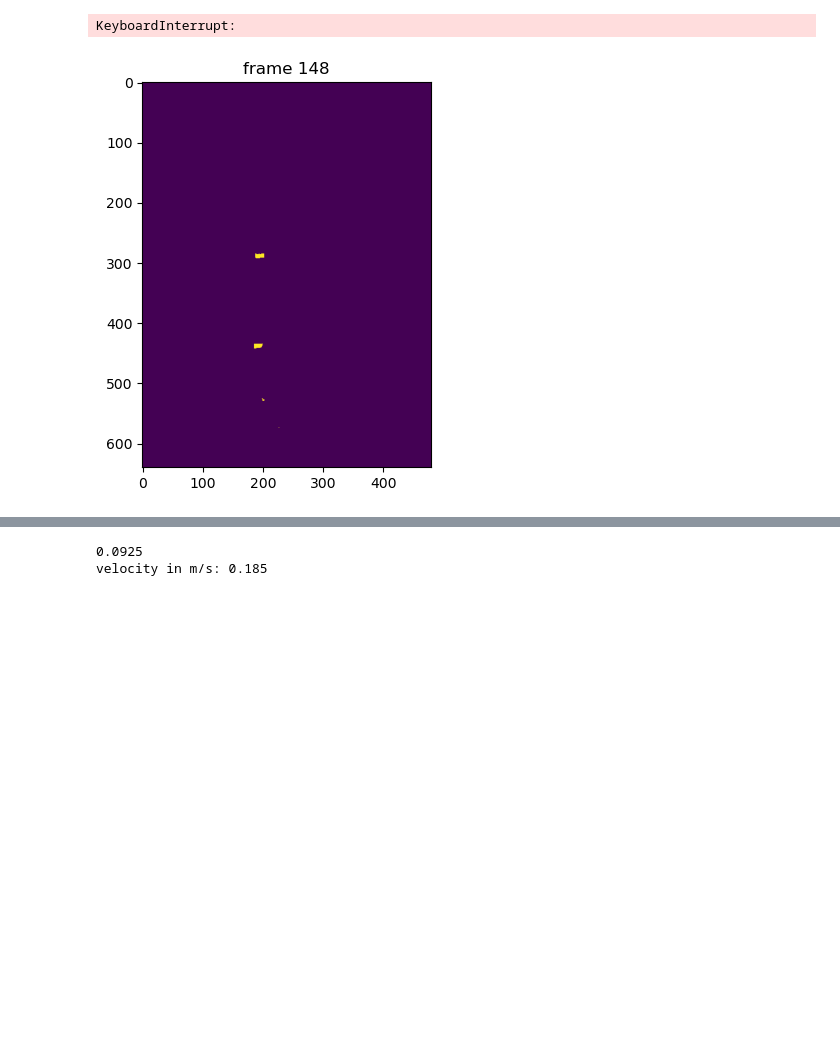
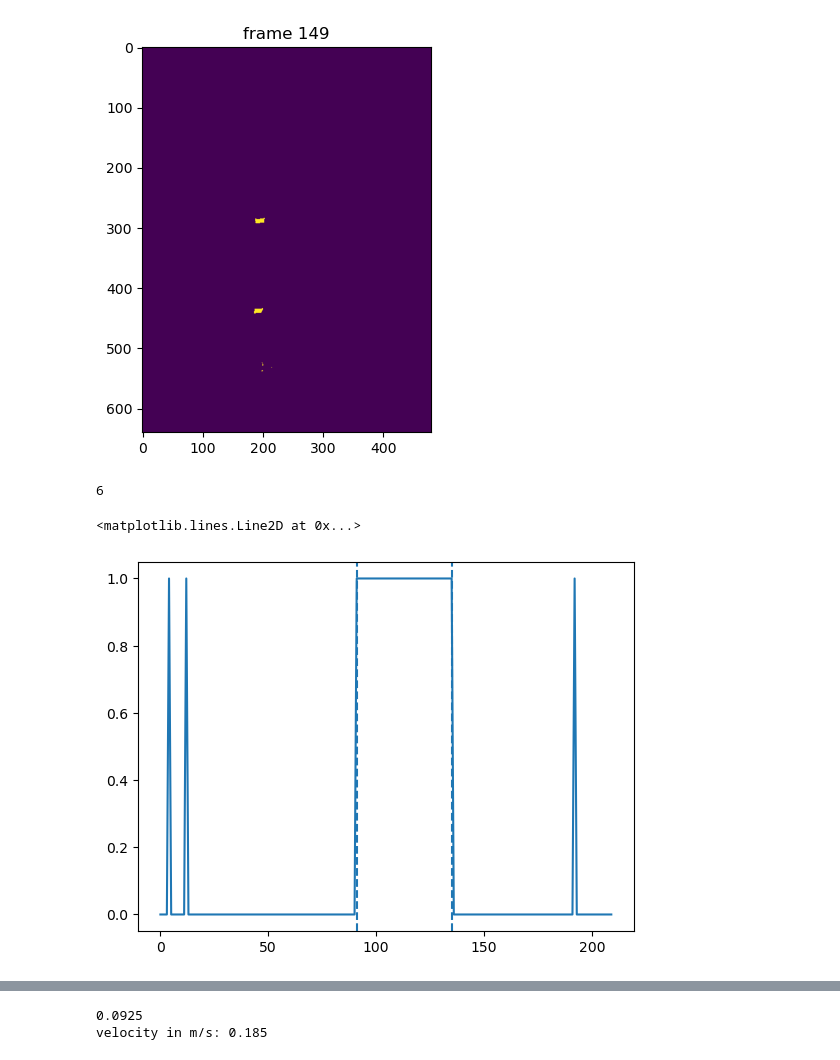
Before and after one commit to theoradicella/glycerol-lab, a Jupyter notebook: notebooks/glycerin.ipynb, the cells around one changed output, grey strips where cells are left out. Drawn from its saved outputs; the diff is of its cells as text; code cells hidden in the pictures; blank space fills up the shorter version.

Commit message:
extract fall time from video

```diff
--- a/notebooks/glycerin.ipynb
+++ b/notebooks/glycerin.ipynb
@@ -7,2 +8,3 @@ import numpy as np
 # %%
-path = "../videos/100ml/trial1/4mm.mp4v"
+path = "../videos/100ml/trial1/5mm.mp4v"
+cap = cv2.VideoCapture(path)
@@ -21,12 +35,14 @@ while True:
 new_frames = [np.dot(frame[..., :3], [0.114, 0.587, 0.299]) for frame in frames]
 new_frames = [frame < 30 for frame in new_frames]
 # %%
+# display the frames from list
+
 # set up figure, plot first frame
 fig, ax = plt.subplots(1, 1, figsize=(6,5))
 
 im = ax.imshow(new_frames[0])
 
-for i in range(frame_count):
+for i in range(10, frame_count):
     im.set_data(new_frames[i])
     ax.set_title(f"frame {i}")
     # rerender
@@ -34,5 +50,59 @@ for i in range(frame_count):
     display.clear_output(wait=True)
     #time.sleep(0.2)
 # %% [output]
-KeyboardInterrupt:
 [figure]
+# %%
+clusters, num_features = ndi.label(new_frames[-1]) # the markers will always be the two largest clusters
+print(num_features)
+
+counts = np.bincount(clusters.ravel())
+counts[0] = 0 # disregard the background
+label1, label2 = np.argsort(counts)[-2:][::-1]
+
+marker1 = clusters==label1
+marker2 = clusters==label2
+
+y_coords1 = np.unique(np.argwhere(marker1)[:, 0]) # col0 ycoord; col1 x coord
+y_coords2 = np.unique(np.argwhere(marker2)[:, 0])
+
+# choose the two middle values from a list of marker edges
+new_range = sorted([min(y_coords1), min(y_coords2), max(y_coords1), max(y_coords2)])[1:3]
+# %% [output]
+6
+# %%
+# UNUSABLE
+
+cropped_frames = [frame[new_range[0]+1:new_range[1]-1, 160:240] for frame in new_frames]
+less_frames = []
+last = None # will be used to keep track of the index of the last frame
+for i in range(frame_count):
+    frame=cropped_frames[i]
+    if frame.sum() > 0:
+        less_frames.append(frame)
+        last = i
+less_frames.append(cropped_frames[last+1])
+new_count = len(less_frames)
+# %%
+pixels = []
+for frame in cropped_frames:
+    pixels.append(int(frame.sum() > 0))
+
+x = np.arange(0, frame_count)
+
+plt.plot(x, pixels)
+
+# find the longest time interval between zeros
+pixels = np.pad(pixels, (1, 1), mode='constant')
+diffs = np.diff(pixels)
+starts = np.where(diffs == 1)[0]
+ends = np.where(diffs == -1)[0]
+lens = ends-starts
+max_idx = np.argmax(lens)
+start = starts[max_idx]
+end = ends[max_idx] - 1
+
+plt.axvline(start, linestyle='--')
+plt.axvline(end, linestyle='--')
+# %% [output]
+<matplotlib.lines.Line2D at 0x...>
+[figure, added]
```
Also changed, not shown: parts of 11 cells of this notebook, 1 other file.
